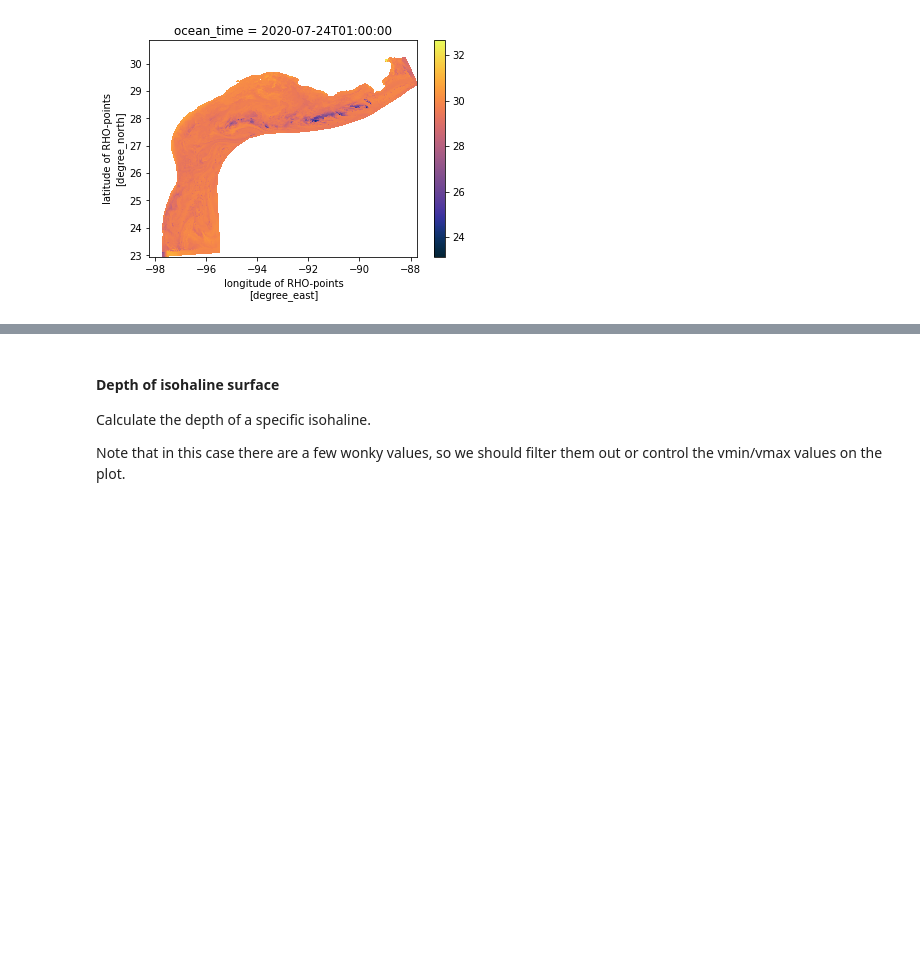
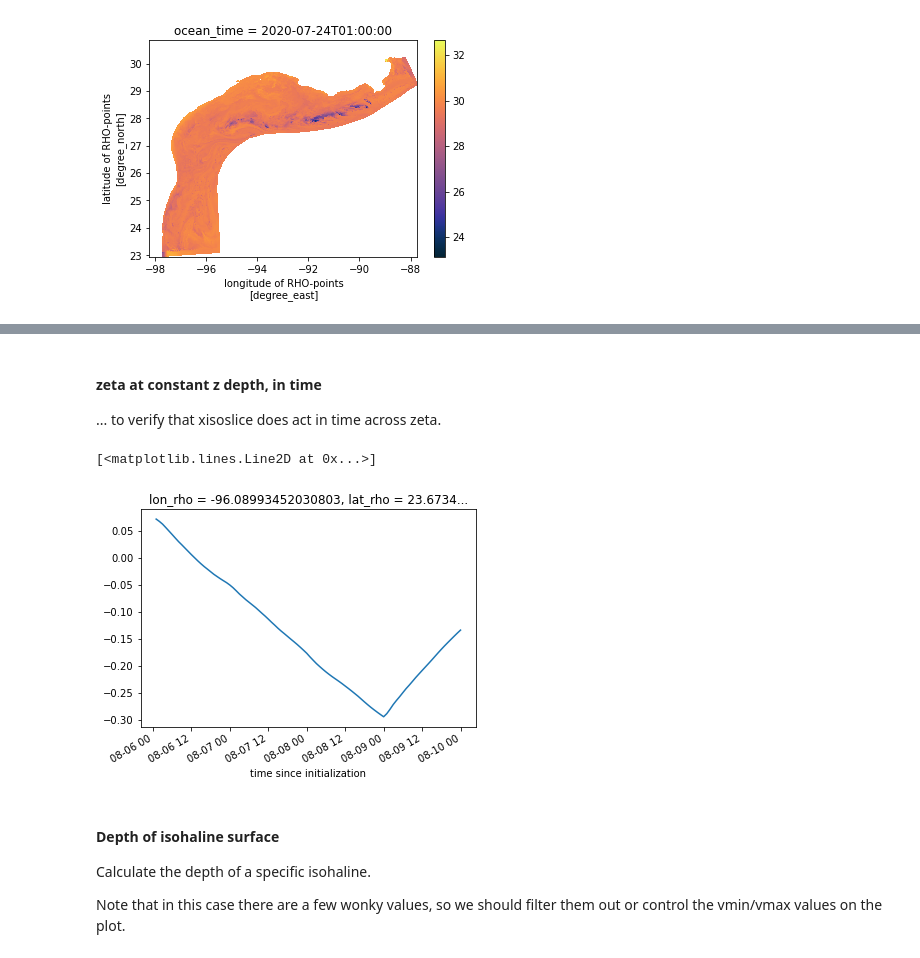
Before and after one commit to xoceanmodel/xroms, a Jupyter notebook: examples/select_data.ipynb, the cells around one changed output, grey strips where cells are left out. Cells and saved outputs as stored; diff of their text form; code cells hidden in the pictures; blank space fills up the shorter version.

```diff
--- a/examples/select_data.ipynb
+++ b/examples/select_data.ipynb
@@ -501,3 +562,19 @@ sl.plot(cmap=cmo.thermal, x='lon_rho', y='lat_rho')
+# %% [markdown]
+#### zeta at constant z depth, in time
+
+... to verify that xisoslice does act in time across zeta.
+# %%
+# want temperature along this constant depth value
+z0 = -10
+
+# Projecting 3rd input onto constant value z0 in iso_array (1st input)
+zeta_s_rho = ds.zeta.expand_dims({'s_rho': ds.s_rho}).transpose('ocean_time','s_rho',...)
+sl = xroms.utilities.xisoslice(ds.z_rho, z0, zeta_s_rho, 's_rho')
+# %%
+sl.sel(eta_rho=30,xi_rho=20).plot()
+# %% [output]
+[<matplotlib.lines.Line2D at 0x...>]
+[figure, added]
 # %% [markdown]
 #### Depth of isohaline surface
 
```
Also changed, not shown: parts of 3 cells of this notebook.
